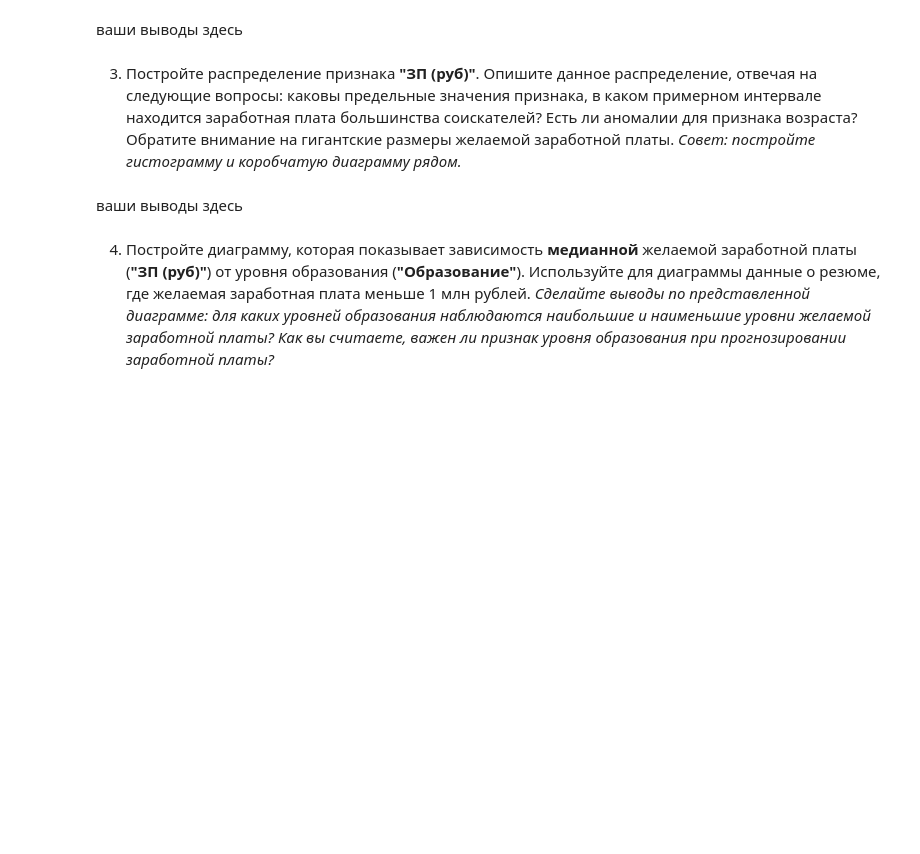
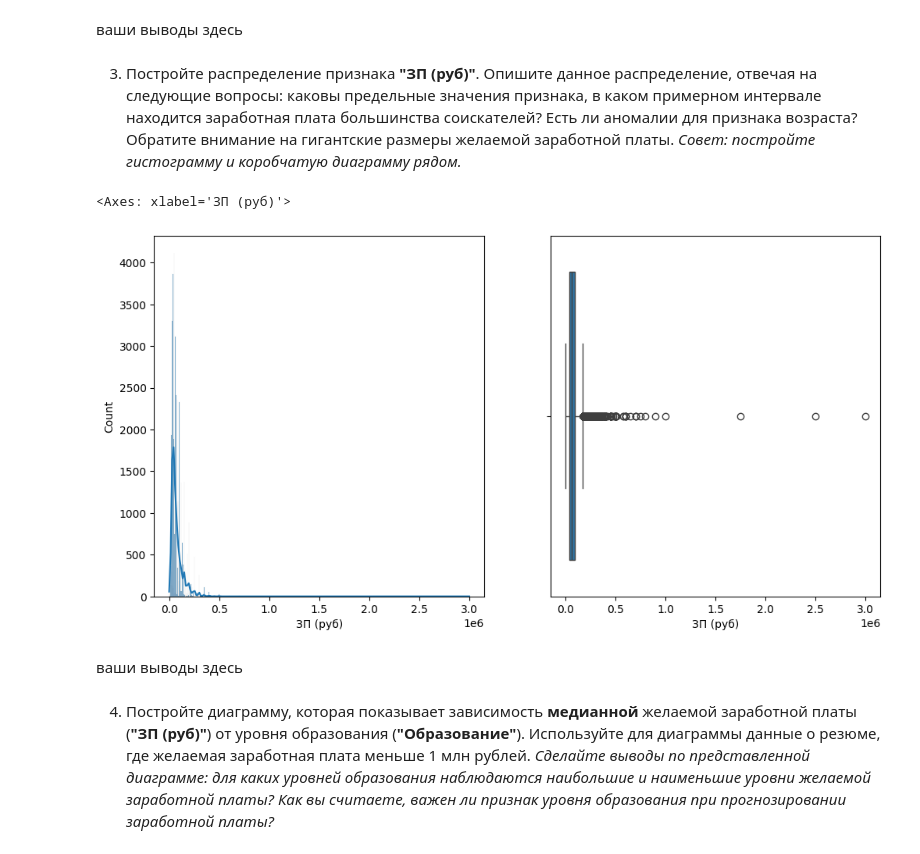
Before and after one commit to pr0xtti/mipt-py-hw05, a Jupyter notebook: lms/homework05/Project-1. Ноутбук.ipynb, the cells around one changed output. Drawn from its saved outputs; the diff is of its cells as text; code cells hidden in the pictures; blank space fills up the shorter version.

```diff
--- a/lms/homework05/Project-1. Ноутбук.ipynb
+++ b/lms/homework05/Project-1. Ноутбук.ipynb
@@ -431,3 +592,39 @@ Name: date, Length: 44744, dtype: datetime64[ns]
+# %%
+# 3. Присоединить к таблице с резюме таблицу с курсами по столбцам с датой и
+# названием валюты (подумайте, какой тип объединения надо выбрать, чтобы в
+# таблице с резюме сохранились данные о заработной плате, изначально представленной в
+# рублях). Значение close для рубля заполнить единицей 1 (курс рубля самого к себе)
+
+# rates[rates['currency'] == 'BYN']
+# df join rates on date=date, currency=salary_cur
+
+tmp = pd.merge(
+    df,
+    rates,
+    how='left',
+    left_on=['Обновление резюме', 'salary_cur'],
+    right_on=['date', 'currency']
+
+)
+columns = ['ЗП', 'salary', 'salary_cur', 'currency', 'close', 'proportion', 'Обновление резюме']
+
+tmp[['close', 'proportion']] = tmp[
+    tmp['salary_cur'] == 'RUB'][['close', 'proportion']
+].fillna(1.0)
+
+tmp['salary']
+
+# tmp[tmp['salary_cur'] == 'RUB'][columns]
+
+# 4. Умножить сумму желаемой заработной платы на присоединенный курс валюты (close) и
+# разделить на пропорцию (обратите внимание на пропуски после объединения в
+# этих столбцах), результат занести в новый столбец "ЗП (руб)".
+
+tmp['ЗП (руб)'] = tmp['salary'] * tmp['close'] / tmp['proportion']
+
+tmp[columns + ['ЗП (руб)']] #.describe()
+
+df['ЗП (руб)'] = tmp['ЗП (руб)']
 # %% [markdown]
 # Исследование зависимостей в данных
 # %% [markdown]
@@ -449,6 +684,14 @@ Name: date, Length: 44744, dtype: datetime64[ns]
 *Совет: постройте гистограмму и коробчатую диаграмму рядом.*
 # %%
 # ваш код здесь
+fig, ax = plt.subplots(1, 2, figsize=(12, 6))
+
+data = df['ЗП (руб)']
+sns.histplot(data, ax=ax[0], kde=True)
+sns.boxplot(x=data, ax=ax[1])
+# %% [output]
+<Axes: xlabel='ЗП (руб)'>
+[figure, added]
 # %% [markdown]
 ваши выводы здесь
 # %% [markdown]
```
Also changed, not shown: parts of 11 cells of this notebook.
